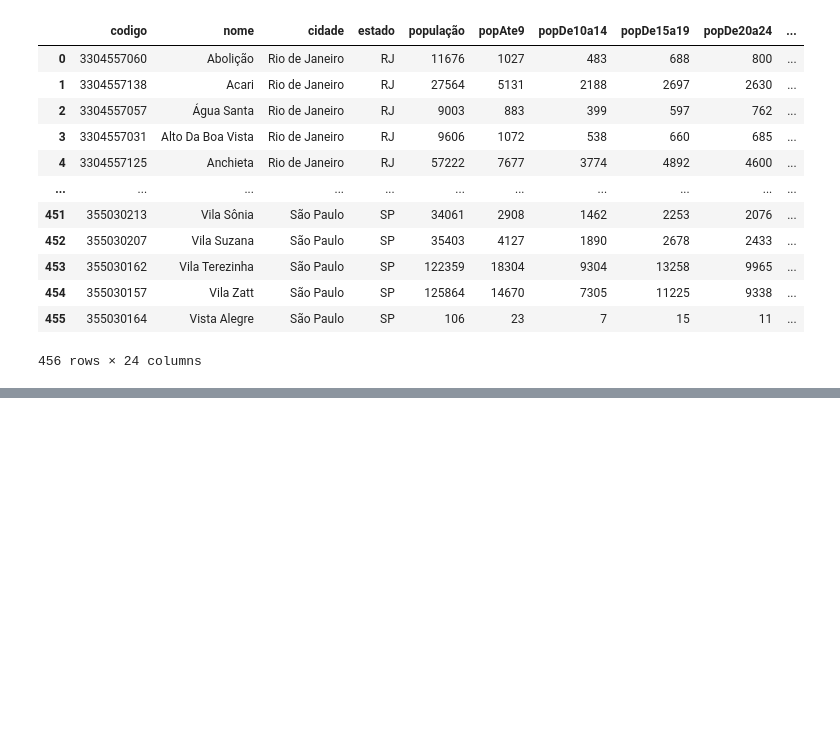
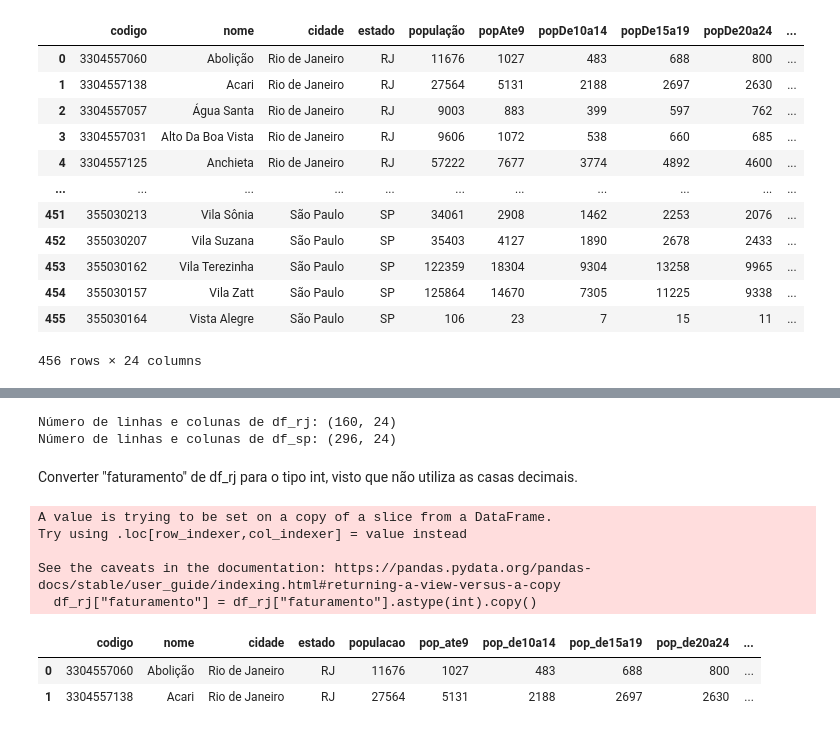
Before and after one commit to nortonvanz/Food-Business-Expansion, a Jupyter notebook: notebooks/ciclo1.ipynb, the cells around one changed output, grey strips where cells are left out. Cells and saved outputs as stored; diff of their text form; code cells hidden in the pictures; blank space fills up the shorter version.

```diff
--- a/notebooks/ciclo1.ipynb
+++ b/notebooks/ciclo1.ipynb
@@ -81,0 +256,23 @@ df_raw
+# %%
+df_rj = df_raw.loc[df_raw["estado"] == "RJ"]
+df_sp = df_raw.loc[df_raw["estado"] == "SP"]
+
+print (f"Número de linhas e colunas de df_rj: {df_rj.shape}")
+print (f"Número de linhas e colunas de df_sp: {df_sp.shape}")
+# %% [output]
+Número de linhas e colunas de df_rj: (160, 24)
+Número de linhas e colunas de df_sp: (296, 24)
+# %% [markdown]
+Converter "faturamento" de df_rj para o tipo int, visto que não utiliza as casas decimais.
+# %%
+df_rj["faturamento"] = df_rj["faturamento"].astype(int).copy()
+df_rj.head(2)
+# %% [output]
+A value is trying to be set on a copy of a slice from a DataFrame.
+Try using .loc[row_indexer,col_indexer] = value instead
+
+See the caveats in the documentation: https://pandas.pydata.org/pandas-docs/stable/user_guide/indexing.html#returning-a-view-versus-a-copy
+  df_rj["faturamento"] = df_rj["faturamento"].astype(int).copy()
+|  | codigo | nome | cidade | estado | populacao | pop_ate9 | pop_de10a14 | pop_de15a19 | pop_de20a24 | ... |
+| 0 | 3304557060 | Abolição | Rio de Janeiro | RJ | 11676 | 1027 | 483 | 688 | 800 | ... |
+| 1 | 3304557138 | Acari | Rio de Janeiro | RJ | 27564 | 5131 | 2188 | 2697 | 2630 | ... |
```
Also changed, not shown: parts of 82 cells of this notebook.
